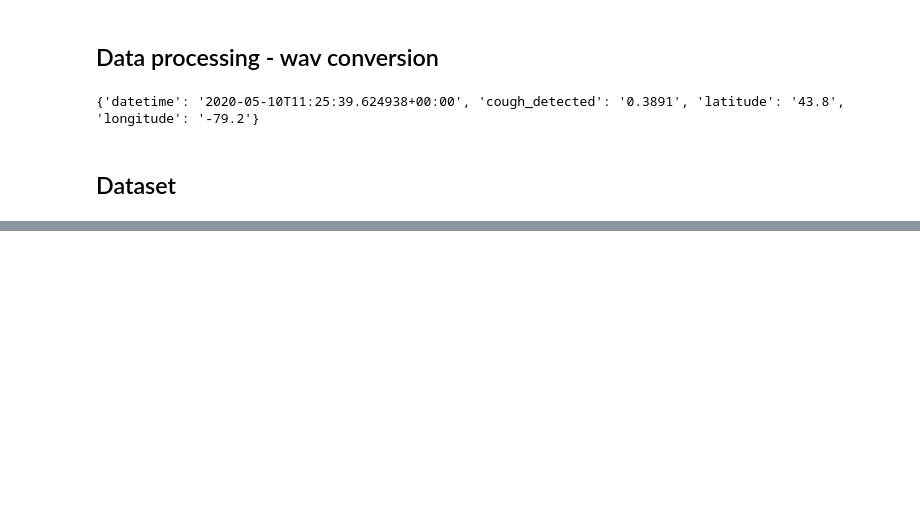
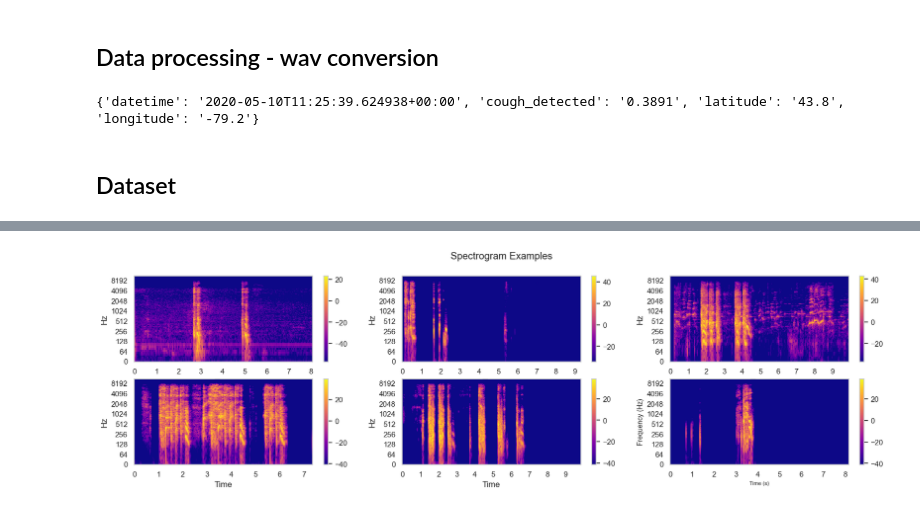
Before and after one commit to clementw168/mixture-density-net, a Jupyter notebook: audio_cough.ipynb, the cells around one changed output, grey strips where cells are left out. Drawn from its saved outputs; the diff is of its cells as text; code cells hidden in the pictures; blank space fills up the shorter version.

```diff
--- a/audio_cough.ipynb
+++ b/audio_cough.ipynb
@@ -139 +197,21 @@ cough_model = CoughMDN(n_mixtures=3).cuda()
+# %%
+# Plot the spectrogram
+
+plt.figure(figsize=(20, 5))
+color_map = plt.cm.plasma
+
+for i, waveform in enumerate(waveforms):
+    plt.subplot(2, 3, i + 1)
+    X = librosa.stft(waveform)
+    Xdb = librosa.amplitude_to_db(abs(X))
+    librosa.display.specshow(Xdb, sr=SAMPLE_RATE, x_axis='time', cmap=color_map, y_axis='log')
+    plt.colorbar()
+
+plt.xlabel('Time (s)', fontsize=8)
+plt.ylabel('Frequency (Hz)', fontsize=10)
+plt.suptitle(f'Spectrogram Examples')
+
+plt.savefig('spectrogram.png', dpi=300, transparent=True)
+# %% [output]
+[figure, added]
 # %%
```
Also changed, not shown: parts of 37 cells of this notebook, 17 other files.
